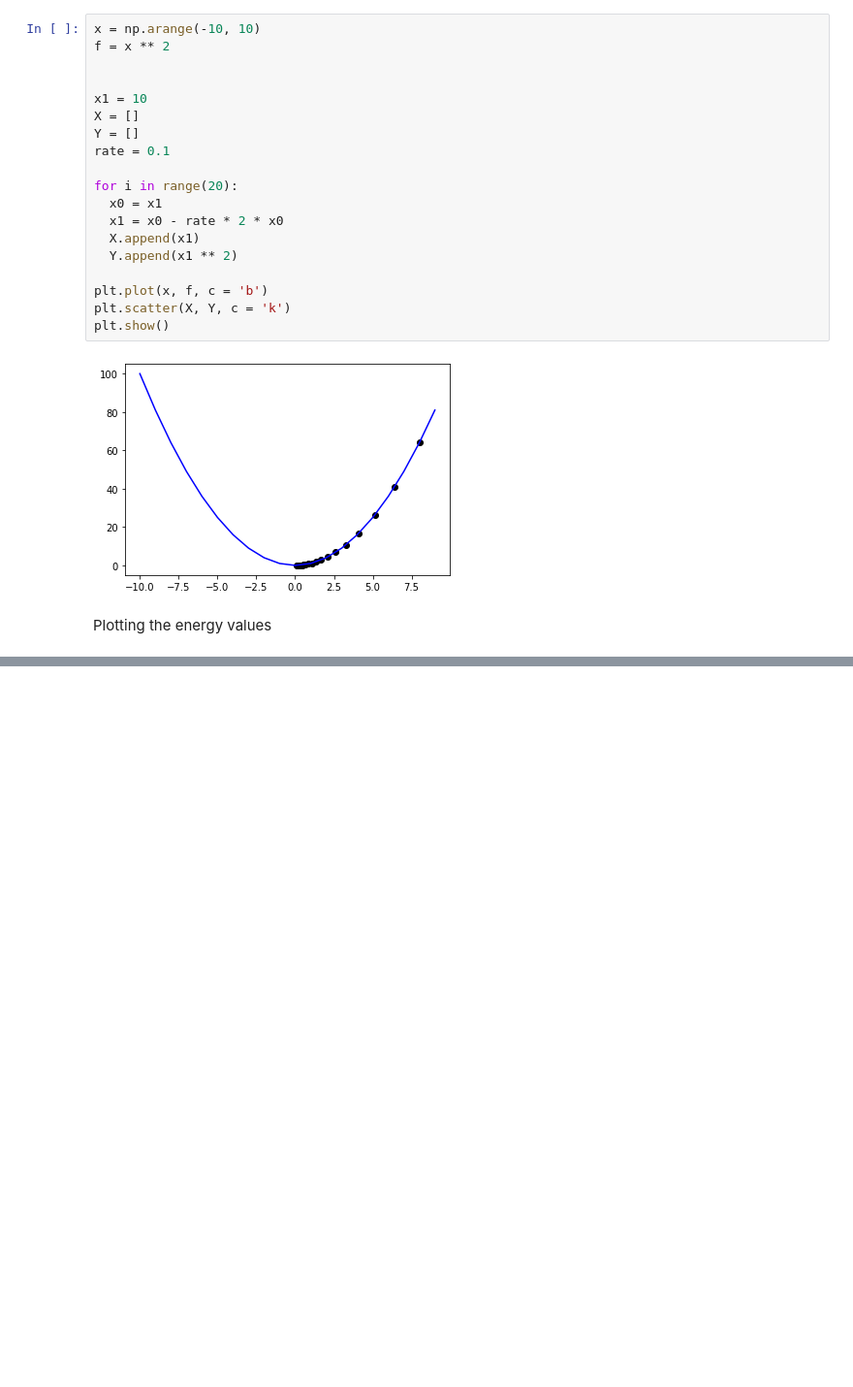
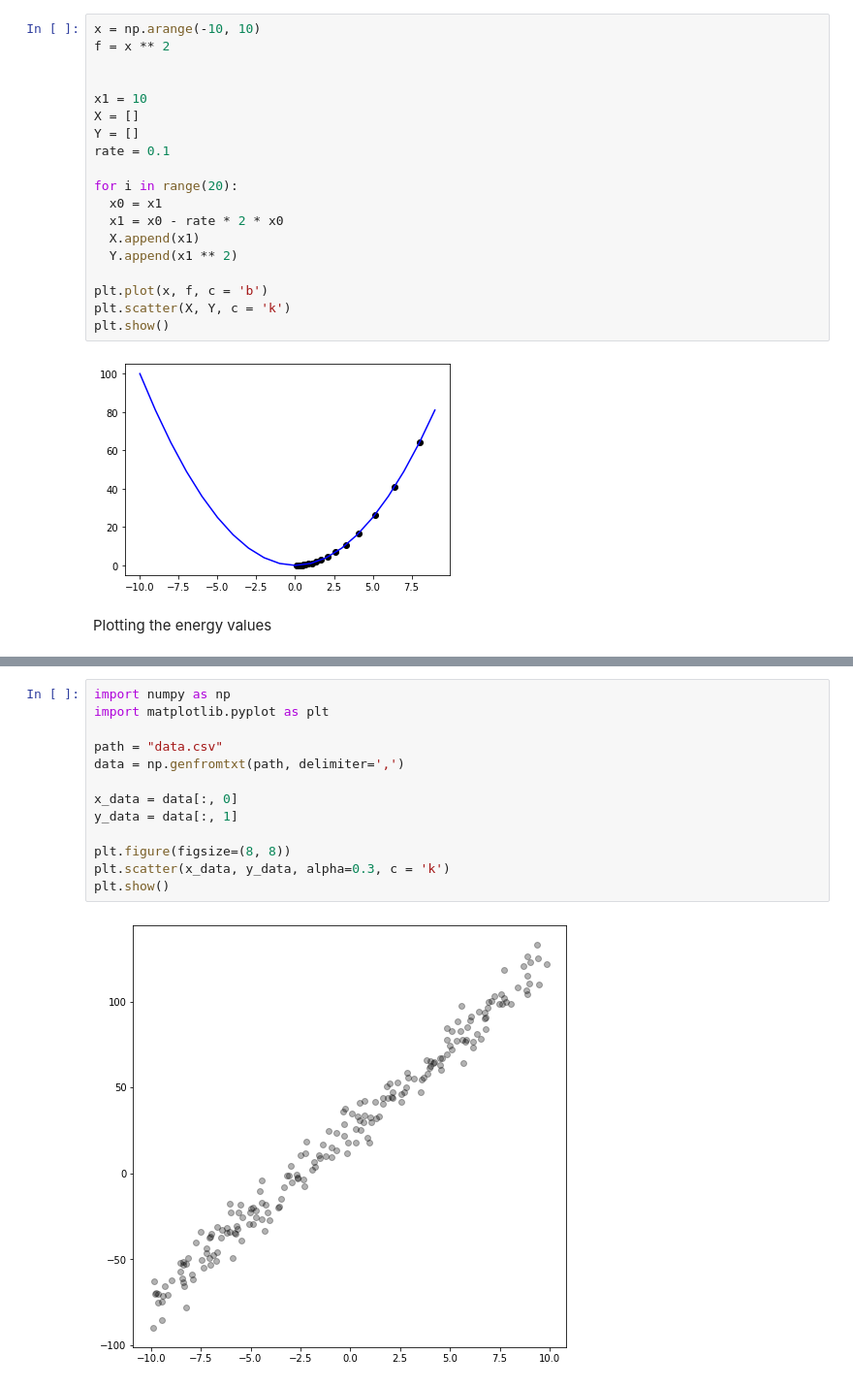
Before and after one commit to youn-gs/test, a Jupyter notebook: machine_learning.ipynb, the cells around one changed output, grey strips where cells are left out. Shown at 97% size. Cells and saved outputs as stored; diff of their text form; blank space fills up the shorter version.

Commit message:
Plotting the input data

```diff
--- a/machine_learning.ipynb
+++ b/machine_learning.ipynb
@@ -95,0 +102,15 @@ Plotting the energy values
+# %%
+import numpy as np
+import matplotlib.pyplot as plt
+
+path = "data.csv"
+data = np.genfromtxt(path, delimiter=',')
+
+x_data = data[:, 0]
+y_data = data[:, 1]
+
+plt.figure(figsize=(8, 8))
+plt.scatter(x_data, y_data, alpha=0.3, c = 'k')
+plt.show()
+# %% [output]
+[figure, added]
```
Also changed, not shown: parts of 1 cell of this notebook.
